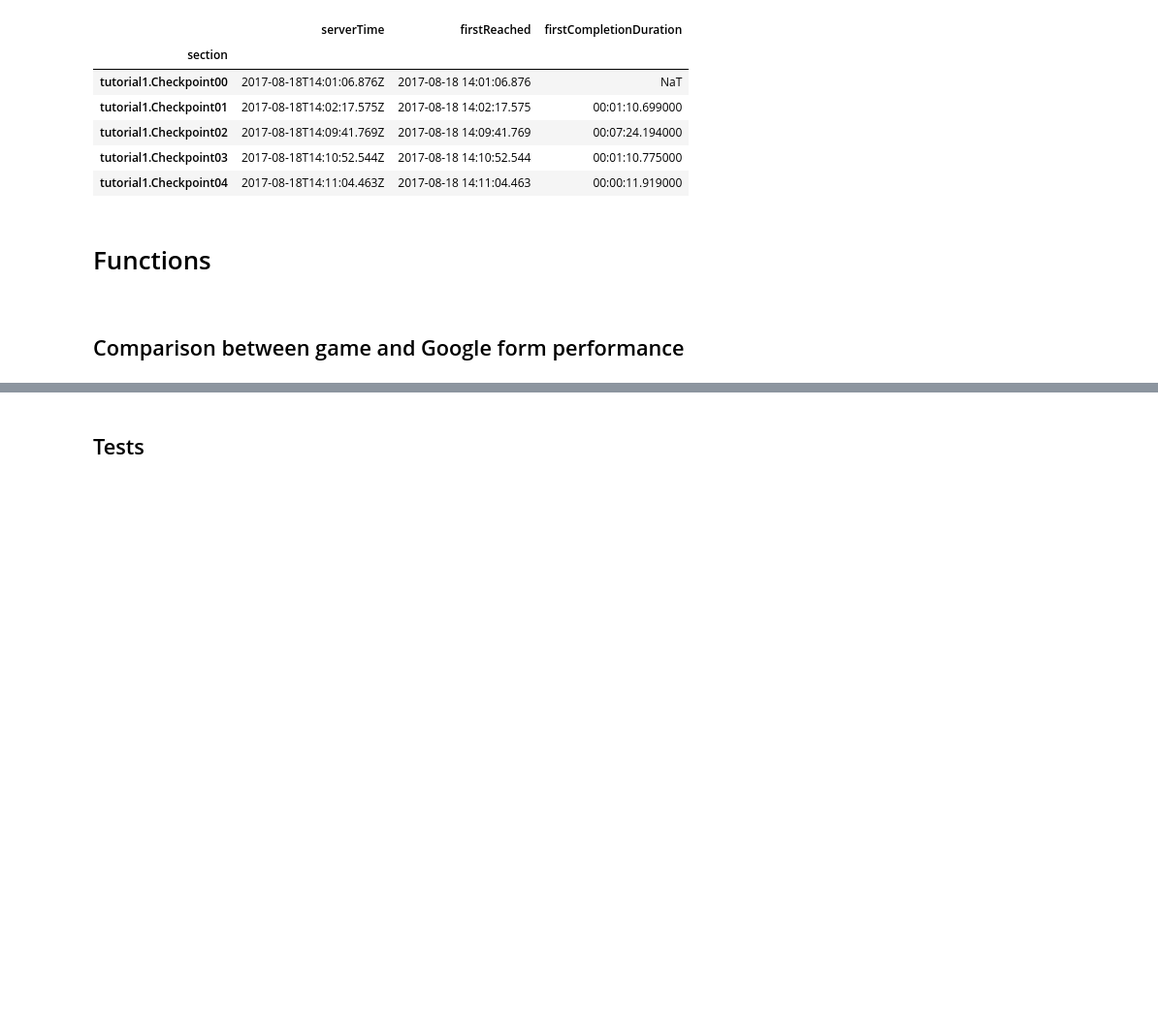
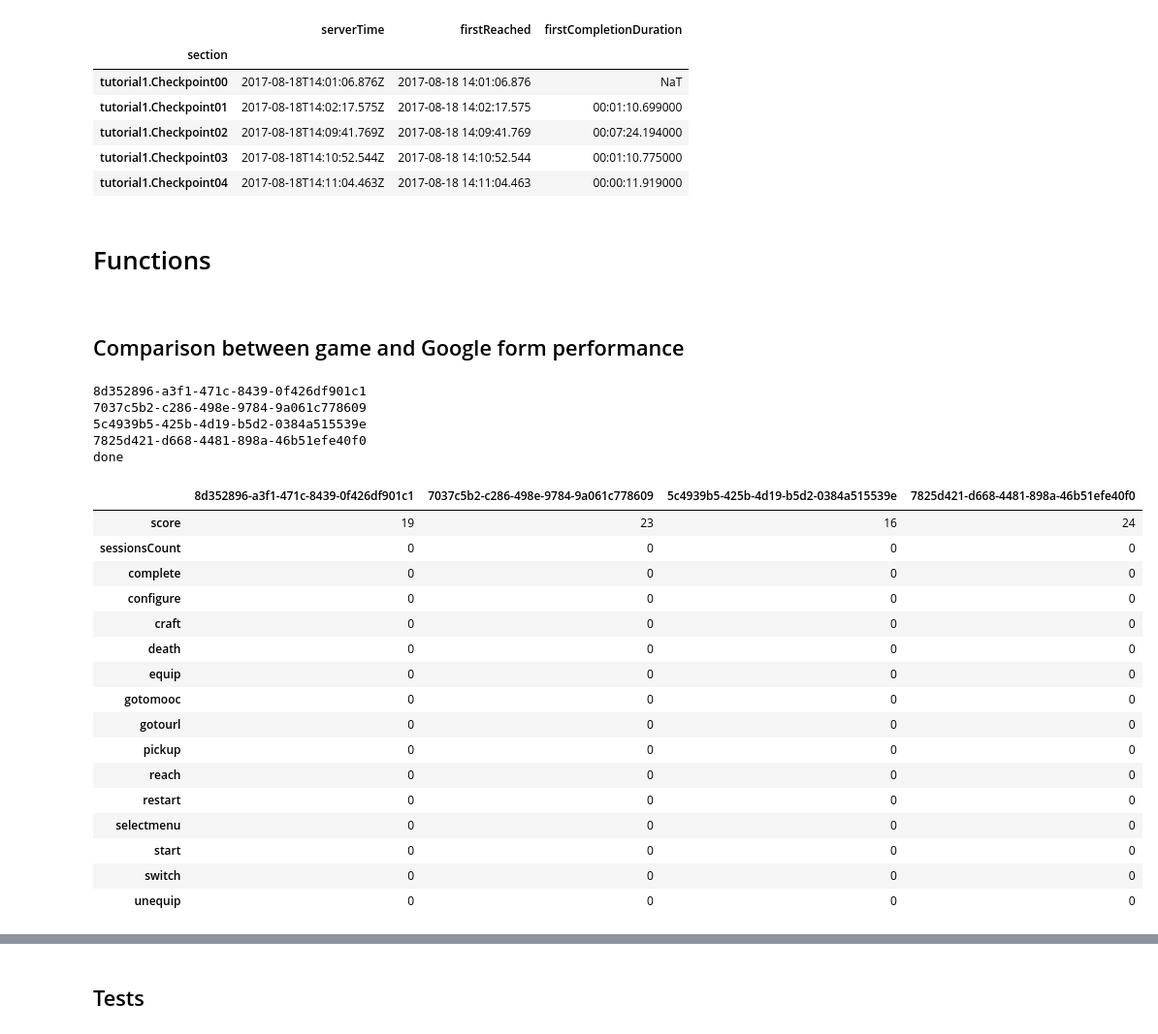
Before and after one commit to CyberCRI/dataanalysis-herocoli-redmetrics, a Jupyter notebook: v1.52/2. Per session and per user analysis.ipynb, the cells around one changed output, grey strips where cells are left out. Shown at 97% size. Saved outputs shown, nothing was run; the diff lists cells and outputs as text; code cells hidden in the pictures; blank space fills up the shorter version.

```diff
--- a/v1.52/2. Per session and per user analysis.ipynb
+++ b/v1.52/2. Per session and per user analysis.ipynb
@@ -302,6 +305,10 @@ def getUserSectionsEvents( eventType, userId ):
             userSectionsEvents['count'][checkpointName] = userSectionsEvents['count'][checkpointName] + sessionSectionsEvents['count'][index]
 
     return userSectionsEvents
+# %%
+def getUserSectionsEventsTotal( eventType, userId ):
+    events = getUserSectionsEvents( eventType, userId )
+    return events.values.sum()
 # %%
 # Returns a given user's unique reached checkpoints
 def getUserCheckpoints( userId ):
@@ -341,0 +361,15 @@ def getDiscrepancyGameGForm( userId ):
+# %%
+def getUserDataVector( userId ):
+
+    columnName = str(userId)
+
+    data = pd.DataFrame(0, columns=[columnName],index=userDataVectorIndex)
+
+    data[columnName]['score'] = getScore( userId )
+
+    data[columnName]['sessionsCount'] = countSessions( df152, userId, False)
+
+    for eventName in simpleEvents:
+        data[columnName][eventName] = getUserSectionsEventsTotal(eventName, userId)
+
+    return data
@@ -341,0 +384,50 @@ def getDiscrepancyGameGForm( userId ):
+# %%
+def getAllUserVectorData( userIds ):
+
+    # result
+    isInitialized = False
+    allData = []
+
+    f = FloatProgress(min=0, max=len(userIds))
+    display(f)
+
+    for userId in userIds:
+        print(str(userId))
+        f.value += 1
+        if not isInitialized:
+            isInitialized = True
+            allData = getUserDataVector(userId)
+        else:
+            allData = pd.concat([allData, getUserDataVector(userId)], axis=1)
+
+    print('done')
+    return allData
+# %%
+#allData = getAllUserVectorData( getAllUsers( df152 )[:10] )
+allData = getAllUserVectorData( getAllResponders() )
+# %% [output]
+8d352896-a3f1-471c-8439-0f426df901c1
+7037c5b2-c286-498e-9784-9a061c778609
+5c4939b5-425b-4d19-b5d2-0384a515539e
+7825d421-d668-4481-898a-46b51efe40f0
+done
+# %%
+allData
+# %% [output]
+|  | 8d352896-a3f1-471c-8439-0f426df901c1 | 7037c5b2-c286-498e-9784-9a061c778609 | 5c4939b5-425b-4d19-b5d2-0384a515539e | 7825d421-d668-4481-898a-46b51efe40f0 |
+| score | 19 | 23 | 16 | 24 |
+| sessionsCount | 0 | 0 | 0 | 0 |
+| complete | 0 | 0 | 0 | 0 |
+| configure | 0 | 0 | 0 | 0 |
+| craft | 0 | 0 | 0 | 0 |
+| death | 0 | 0 | 0 | 0 |
+| equip | 0 | 0 | 0 | 0 |
+| gotomooc | 0 | 0 | 0 | 0 |
+| gotourl | 0 | 0 | 0 | 0 |
+| pickup | 0 | 0 | 0 | 0 |
+| reach | 0 | 0 | 0 | 0 |
+| restart | 0 | 0 | 0 | 0 |
+| selectmenu | 0 | 0 | 0 | 0 |
+| start | 0 | 0 | 0 | 0 |
+| switch | 0 | 0 | 0 | 0 |
+| unequip | 0 | 0 | 0 | 0 |
```
Also changed, not shown: parts of 12 cells of this notebook, 3 other files.
